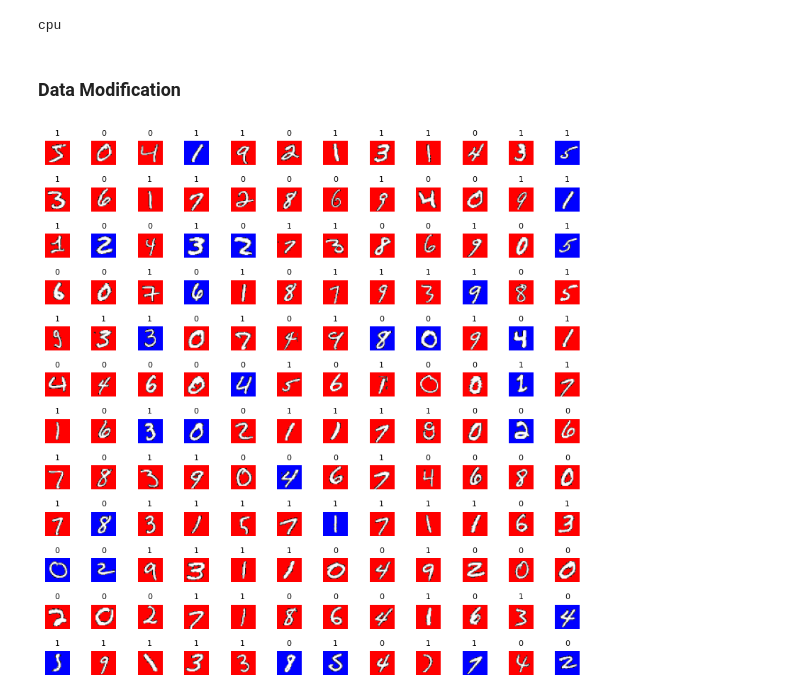
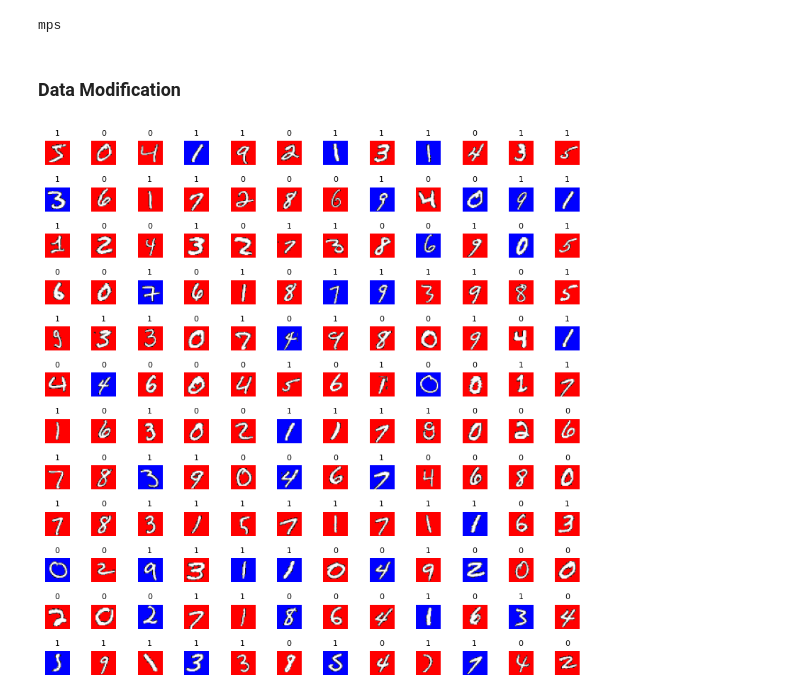
Before and after one commit to Vinschers/LAFTR, a Jupyter notebook: LAFTR.ipynb, the cells around one changed output. Saved outputs shown, nothing was run; the diff lists cells and outputs as text; code cells hidden in the pictures.

```diff
--- a/LAFTR.ipynb
+++ b/LAFTR.ipynb
@@ -16,30 +19,29 @@ elif torch.backends.mps.is_available():
 else:
     device = torch.device("cpu")
 
-device = torch.device("cpu")
 print(device)
 # %% [output]
-cpu
+mps
 # %% [markdown]
 ### Data Modification
 # %%
 data_dir = "data/mnist_data"
-dataset1 = BinaryColoredMNIST(root=data_dir, p_even_red=0.8, p_odd_red=0.7, prob_a=0.5)
+train_set = BinaryColoredMNIST(root=data_dir, p_even_red=0.8, p_odd_red=0.7, prob_a=0.5)
 # %%
-data = dataset1[:144]
+data = train_set[:144]
 
 plt.figure(figsize=(8, 8))
 
 for i, (img, a, label) in enumerate(data):
     plt.subplot(12, 12, i + 1)
     plt.imshow(img.permute(1, 2, 0).numpy())
     plt.title(str(label.item()), fontsize=8)
     plt.axis("off")
 
 plt.tight_layout()
 plt.show()
 # %% [output]
-[figure, old version]
+[figure, new version]
 # %%
 # Setup for DP
 
```
Also changed, not shown: parts of 6 cells of this notebook, 5 other files.
